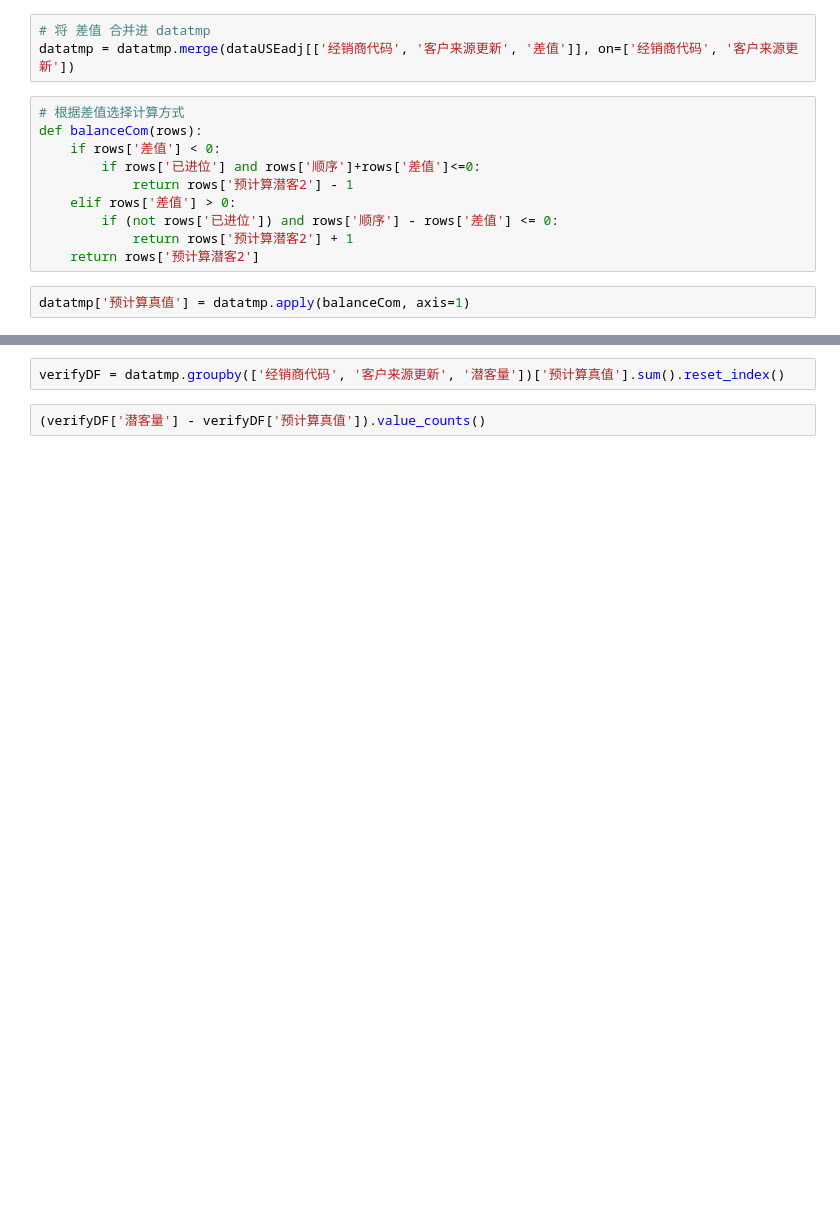
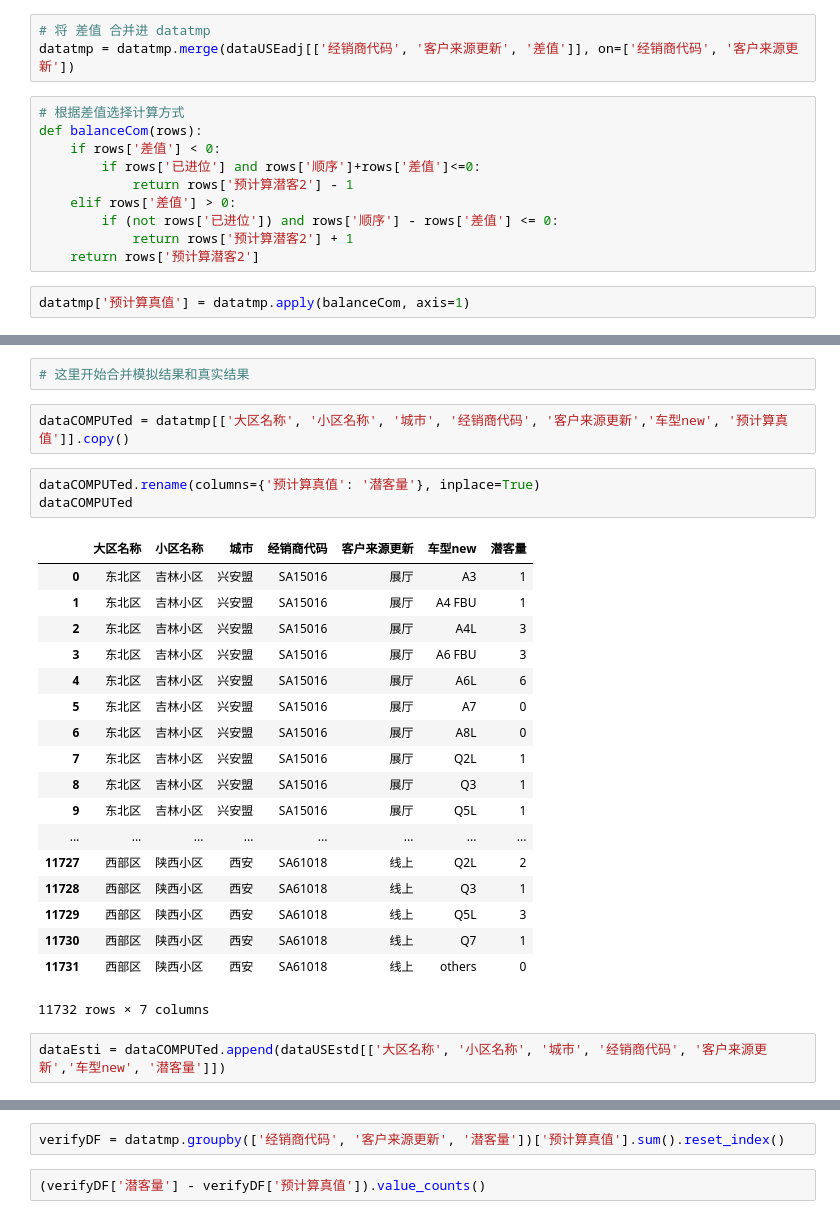
Before and after one commit to orinbai/notebook, a Jupyter notebook: missval.ipynb, the cells around one changed output, grey strips where cells are left out. Saved outputs shown, nothing was run; the diff lists cells and outputs as text; blank space fills up the shorter version.

```diff
--- a/missval.ipynb
+++ b/missval.ipynb
@@ -377,0 +272,28 @@ datatmp.head(200)
+# %%
+# 这里开始合并模拟结果和真实结果
+# %%
+dataCOMPUTed = datatmp[['大区名称', '小区名称', '城市', '经销商代码', '客户来源更新','车型new', '预计算真值']].copy()
+# %%
+dataCOMPUTed.rename(columns={'预计算真值': '潜客量'}, inplace=True)
+dataCOMPUTed
+# %% [output]
+|  | 大区名称 | 小区名称 | 城市 | 经销商代码 | 客户来源更新 | 车型new | 潜客量 |
+| 0 | 东北区 | 吉林小区 | 兴安盟 | SA15016 | 展厅 | A3 | 1 |
+| 1 | 东北区 | 吉林小区 | 兴安盟 | SA15016 | 展厅 | A4 FBU | 1 |
+| 2 | 东北区 | 吉林小区 | 兴安盟 | SA15016 | 展厅 | A4L | 3 |
+| 3 | 东北区 | 吉林小区 | 兴安盟 | SA15016 | 展厅 | A6 FBU | 3 |
+| 4 | 东北区 | 吉林小区 | 兴安盟 | SA15016 | 展厅 | A6L | 6 |
+| 5 | 东北区 | 吉林小区 | 兴安盟 | SA15016 | 展厅 | A7 | 0 |
+| 6 | 东北区 | 吉林小区 | 兴安盟 | SA15016 | 展厅 | A8L | 0 |
+| 7 | 东北区 | 吉林小区 | 兴安盟 | SA15016 | 展厅 | Q2L | 1 |
+| 8 | 东北区 | 吉林小区 | 兴安盟 | SA15016 | 展厅 | Q3 | 1 |
+| 9 | 东北区 | 吉林小区 | 兴安盟 | SA15016 | 展厅 | Q5L | 1 |
+| ... | ... | ... | ... | ... | ... | ... | ... |
+| 11727 | 西部区 | 陕西小区 | 西安 | SA61018 | 线上 | Q2L | 2 |
+| 11728 | 西部区 | 陕西小区 | 西安 | SA61018 | 线上 | Q3 | 1 |
+| 11729 | 西部区 | 陕西小区 | 西安 | SA61018 | 线上 | Q5L | 3 |
+| 11730 | 西部区 | 陕西小区 | 西安 | SA61018 | 线上 | Q7 | 1 |
+| 11731 | 西部区 | 陕西小区 | 西安 | SA61018 | 线上 | others | 0 |
+11732 rows × 7 columns
+# %%
+dataEsti = dataCOMPUTed.append(dataUSEstd[['大区名称', '小区名称', '城市', '经销商代码', '客户来源更新','车型new', '潜客量']])
```
Also changed, not shown: parts of 14 cells of this notebook.
